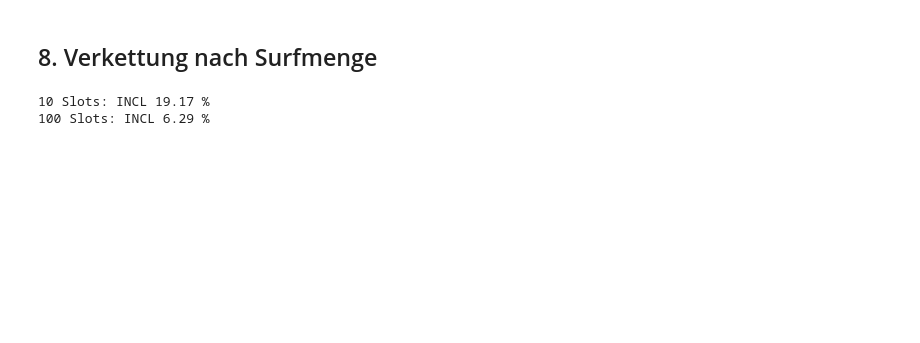
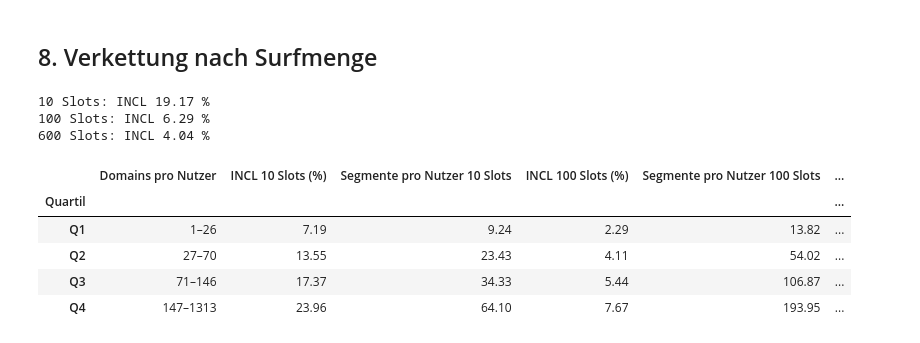
Before and after one commit to CrazyPat/pseudonymRotation, a Jupyter notebook: Auswertung/auswertung.ipynb, the cells around one changed output. Drawn from its saved outputs; the diff is of its cells as text; code cells hidden in the pictures; blank space fills up the shorter version.

```diff
--- a/Auswertung/auswertung.ipynb
+++ b/Auswertung/auswertung.ipynb
@@ -846,33 +836,39 @@ pd.DataFrame(rows)
 # %% [markdown]
 ## 8. Verkettung nach Surfmenge
 # %%
-# Nutzer nach der Zahl ihrer besuchten Domains in Quartile einteilen und die Verkettung pro Quartil berechnen
-sys.path.insert(0, str(results_dir.resolve().parents[1]))
-
 def load_segments(slots):
     seg = pd.read_csv(segments_dir / f"{raw_name(slots)}_segments.csv", usecols=["user_id", "domain_counter_json", "unique_domains", "page_visits", "trigger"])
     seg["domain_counter"] = seg["domain_counter_json"].apply(json.loads)
     # wie in verkettung.py nur segmente mit mindestens einer domain
     return seg[seg["domain_counter"].astype(bool)].reset_index(drop=True)
 
 # domains pro nutzer über alle segmente, hängt nicht von der slotanzahl ab
 seg_ref = load_segments(ref["Slots"])
 user_domains = seg_ref.groupby("user_id")["domain_counter"].apply(lambda s: len(set().union(*s)))
 quartile = pd.qcut(user_domains, 4, labels=["Q1", "Q2", "Q3", "Q4"])
 
 surf = pd.DataFrame({"Domains pro Nutzer": user_domains.groupby(quartile, observed=True).agg(lambda s: f"{s.min()}–{s.max()}")})
 surf.index.name = "Quartil"
 for slots in [10, ref["Slots"], 600]:
     seg = seg_ref if slots == ref["Slots"] else load_segments(slots)
     metrics, success = linkage_metrics(seg, return_success=True)
     # kontrolle: muss bis auf gleichstände der INCL-Rate aus verkettungs_ranking.csv entsprechen
     print(f"{slots} Slots: INCL {metrics['Identification_Rate'] * 100:.2f} %")
     groups = seg["user_id"].map(quartile)
     surf[f"INCL {slots} Slots (%)"] = pd.Series(success).groupby(groups, observed=True).mean() * 100
     surf[f"Segmente pro Nutzer {slots} Slots"] = groups.value_counts() / quartile.value_counts()
 
 surf.round(2).to_csv(results_dir / "auswertung" / "surfmenge.csv")
 surf.round(2)
+
+## Dauert ca 4min
 # %% [output]
 10 Slots: INCL 19.17 %
 100 Slots: INCL 6.29 %
+600 Slots: INCL 4.04 %
+|  | Domains pro Nutzer | INCL 10 Slots (%) | Segmente pro Nutzer 10 Slots | INCL 100 Slots (%) | Segmente pro Nutzer 100 Slots | ... |
+| Quartil |  |  |  |  |  | ... |
+| Q1 | 1–26 | 7.19 | 9.24 | 2.29 | 13.82 | ... |
+| Q2 | 27–70 | 13.55 | 23.43 | 4.11 | 54.02 | ... |
+| Q3 | 71–146 | 17.37 | 34.33 | 5.44 | 106.87 | ... |
+| Q4 | 147–1313 | 23.96 | 64.10 | 7.67 | 193.95 | ... |
```
Also changed, not shown: parts of 4 cells of this notebook, 18 other files.
